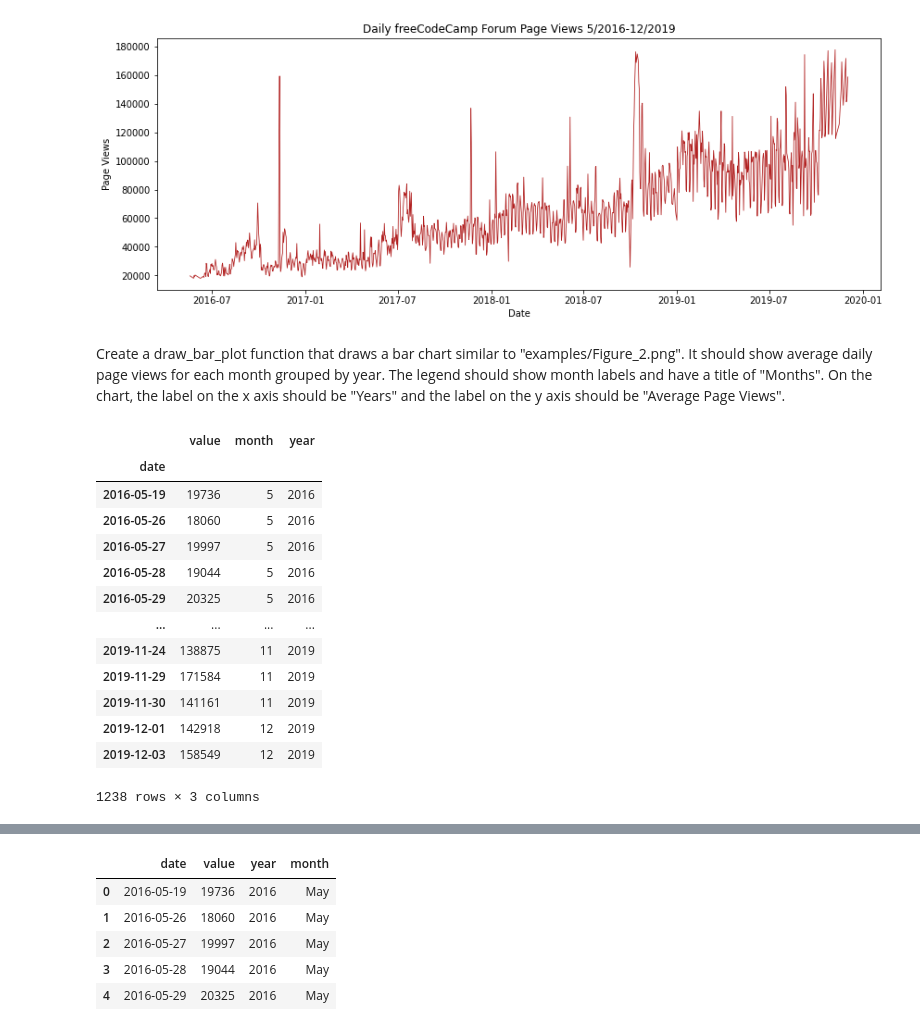
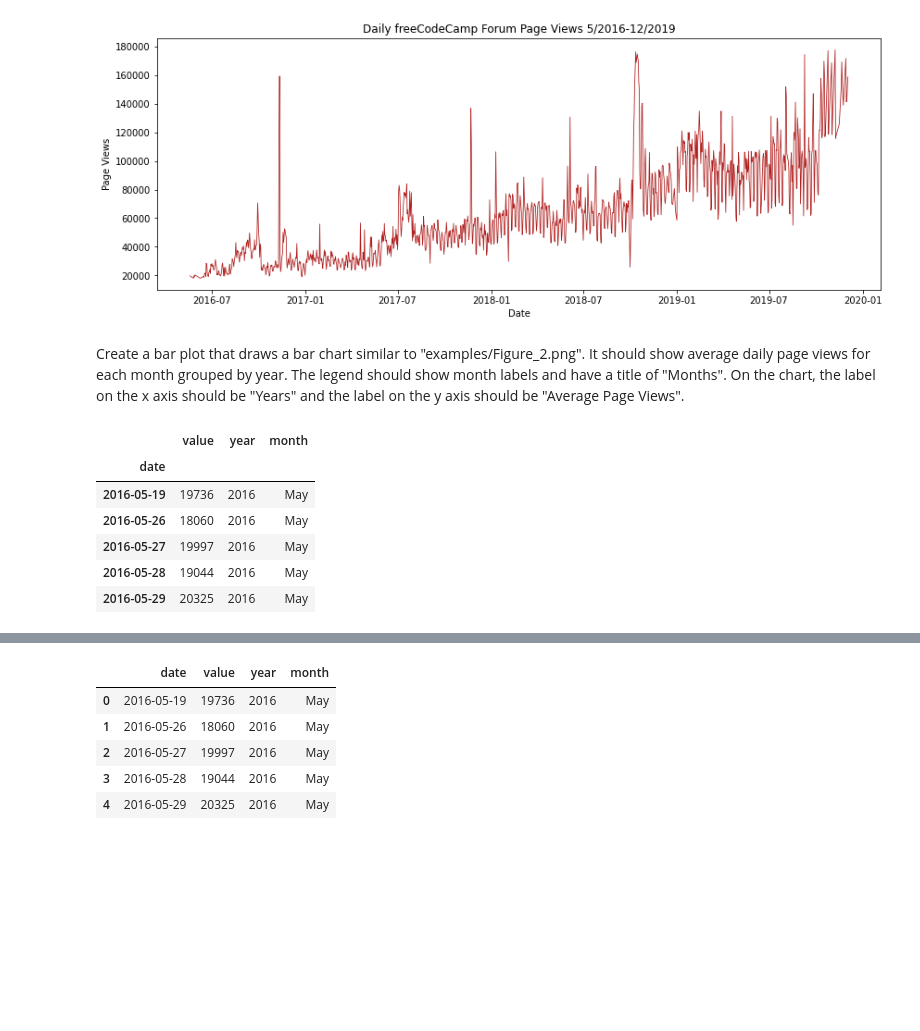
Before and after one commit to FelipeMoreira01/Boilerplate-FCC, a Jupyter notebook: Time_series.ipynb, the cells around one changed output, grey strips where cells are left out. Drawn from its saved outputs; the diff is of its cells as text; code cells hidden in the pictures; blank space fills up the shorter version.

```diff
--- a/Time_series.ipynb
+++ b/Time_series.ipynb
@@ -43,25 +43,17 @@ plt.show()
 # %% [output]
 [figure]
 # %% [markdown]
-Create a draw_bar_plot function that draws a bar chart similar to "examples/Figure_2.png". It should show average daily page views for each month grouped by year. The legend should show month labels and have a title of "Months". On the chart, the label on the x axis should be "Years" and the label on the y axis should be "Average Page Views".
+Create a bar plot that draws a bar chart similar to "examples/Figure_2.png". It should show average daily page views for each month grouped by year. The legend should show month labels and have a title of "Months". On the chart, the label on the x axis should be "Years" and the label on the y axis should be "Average Page Views".
 # %%
 df_bar = df.copy()
-df_bar.index = pd.to_datetime(df.index)
-df_bar["month"] = df_bar.index.month
-df_bar["year"] = df_bar.index.year
-df_bar
+df_bar["year"] = [d.year for d in df_bar.index]
+df_bar["month"] = [d.strftime("%b") for d in df_bar.index]
+df_bar.head()
 # %% [output]
-|  | value | month | year |
+|  | value | year | month |
 | date |  |  |  |
-| 2016-05-19 | 19736 | 5 | 2016 |
-| 2016-05-26 | 18060 | 5 | 2016 |
-| 2016-05-27 | 19997 | 5 | 2016 |
-| 2016-05-28 | 19044 | 5 | 2016 |
-| 2016-05-29 | 20325 | 5 | 2016 |
-| ... | ... | ... | ... |
-| 2019-11-24 | 138875 | 11 | 2019 |
-| 2019-11-29 | 171584 | 11 | 2019 |
-| 2019-11-30 | 141161 | 11 | 2019 |
-| 2019-12-01 | 142918 | 12 | 2019 |
-| 2019-12-03 | 158549 | 12 | 2019 |
+| 2016-05-19 | 19736 | 2016 | May |
+| 2016-05-26 | 18060 | 2016 | May |
+| 2016-05-27 | 19997 | 2016 | May |
+| 2016-05-28 | 19044 | 2016 | May |
+| 2016-05-29 | 20325 | 2016 | May |
-1238 rows × 3 columns
```
Also changed, not shown: parts of 4 cells of this notebook.
